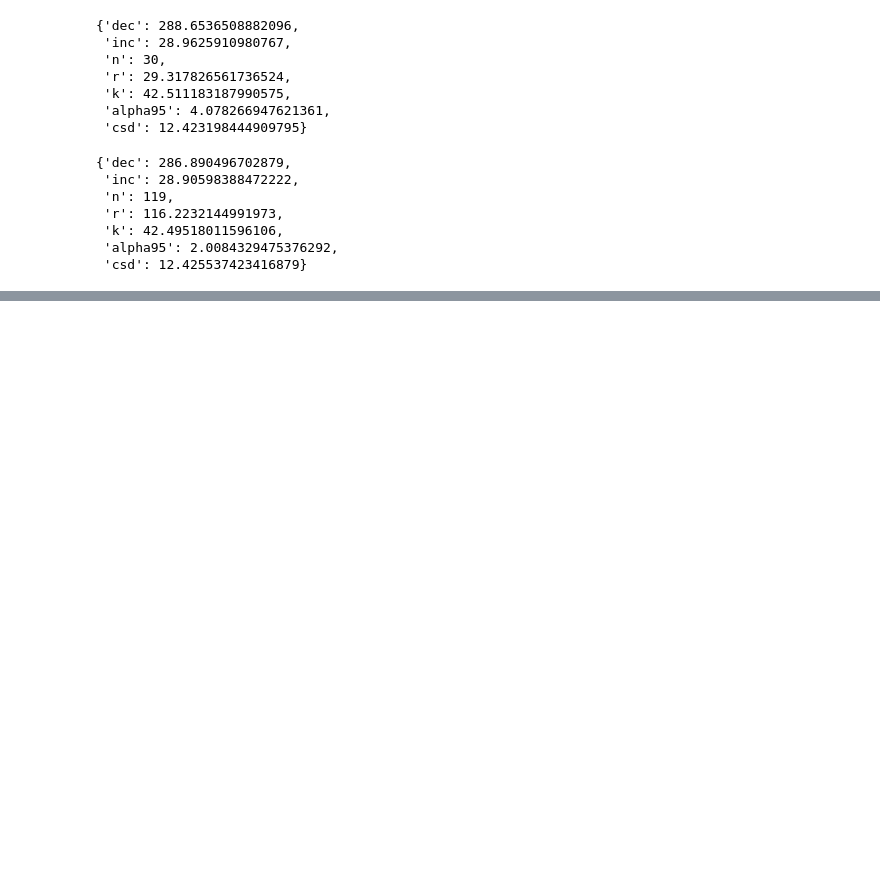
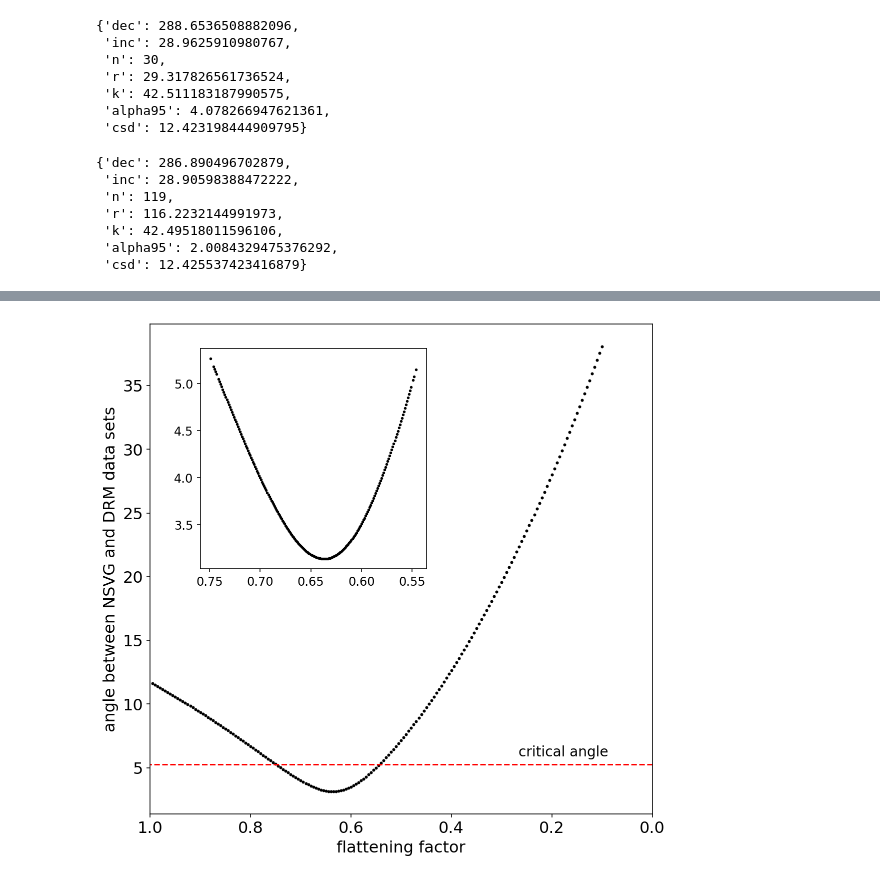
Before and after one commit to Swanson-Hysell-Group/Inclination_Shallowing, a Jupyter notebook: code/Notebooks/Cutface_pmag.ipynb, the cells around one changed output, grey strips where cells are left out. Saved outputs shown, nothing was run; the diff lists cells and outputs as text; code cells hidden in the pictures; blank space fills up the shorter version.

```diff
--- a/code/Notebooks/Cutface_pmag.ipynb
+++ b/code/Notebooks/Cutface_pmag.ipynb
@@ -1088,0 +1037,26 @@ mean_below_68_meters
+# %%
+fig,inset=plt.subplots(figsize=(9,9))
+plt.scatter(saved_factors_all,saved_angles_all,s=4,color='black')
+
+x_crit=[0,1]
+y_crit=[max(saved_nsvg_angles),max(saved_nsvg_angles)]
+plt.plot(x_crit,y_crit,color='red',ls='--',label='critical angle')
+
+fig_inset=inset.inset_axes([.1,.5,.45,.45])
+fig_inset.scatter(saved_f_factors_nsvg,saved_nsvg_angles,s=3,color='black')
+fig_inset.tick_params(labelsize=12)
+fig_inset.invert_xaxis()
+plt.xlabel('flattening factor',fontsize=16)
+plt.ylabel('angle between NSVG and DRM data sets',fontsize=16)
+
+plt.legend(loc=[.7,.1], fontsize=14,frameon=False,handlelength=0)
+plt.xticks(fontsize=16)
+plt.yticks(fontsize=16)
+
+plt.xlim(1,0)
+
+plt.savefig('../code_output/angle_vs_f_NSVG.pdf',bbox_inches='tight',transparent=True)
+
+plt.show()
+# %% [output]
+[figure, added]
```
Also changed, not shown: parts of 22 cells of this notebook, 24 other files.
